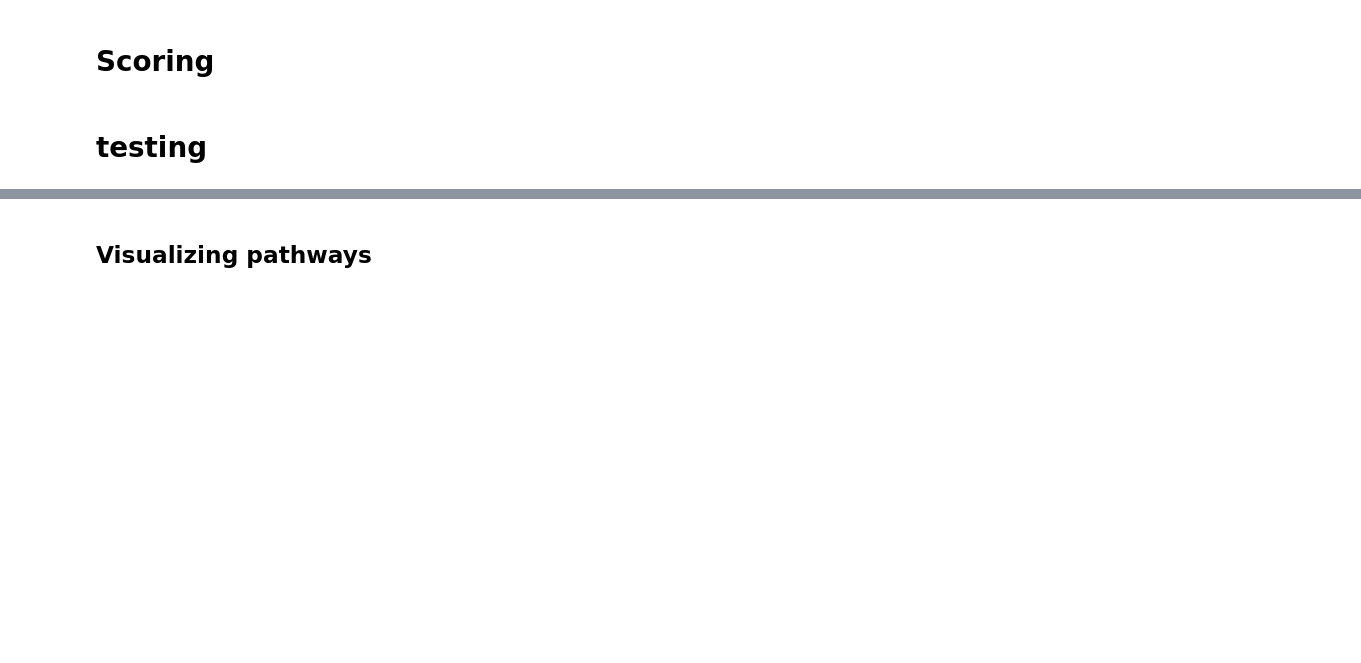
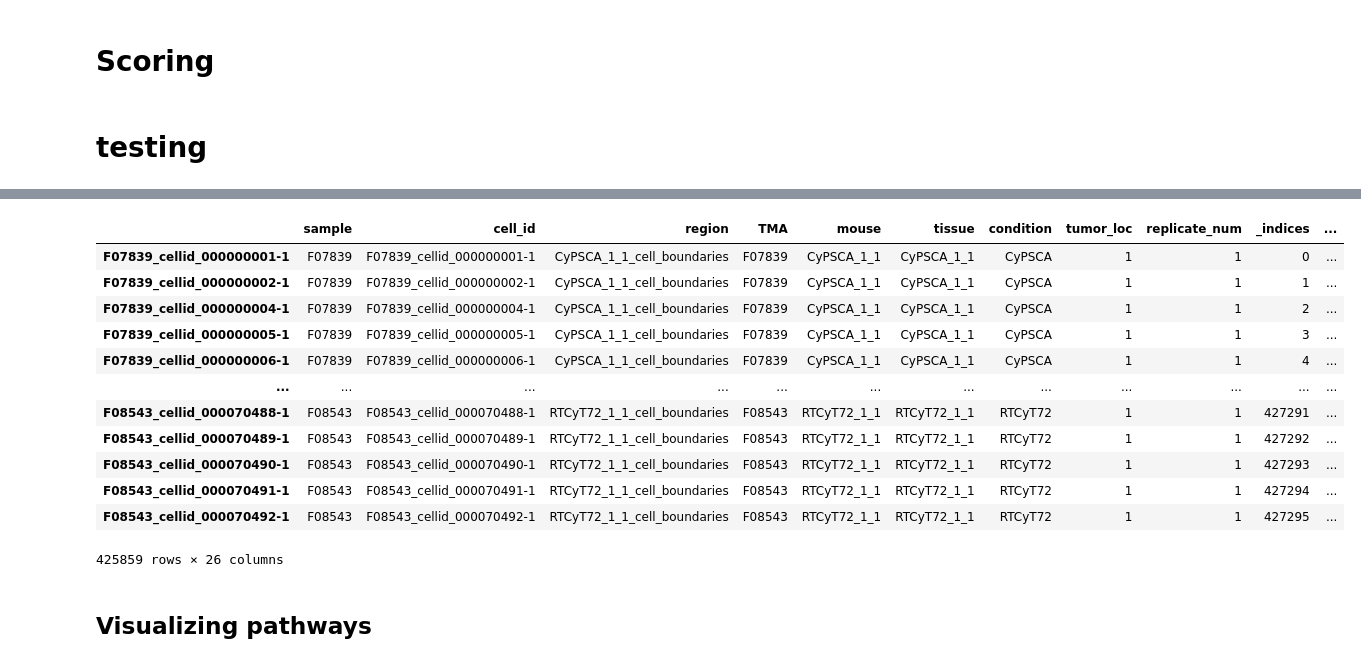
Before and after one commit to Li-Lab-COH/Spatial_CAR_T, a Jupyter notebook: Selection_Analysis/Pathway_Visualization.ipynb, the cells around one changed output, grey strips where cells are left out. Saved outputs shown, nothing was run; the diff lists cells and outputs as text; code cells hidden in the pictures; blank space fills up the shorter version.

```diff
--- a/Selection_Analysis/Pathway_Visualization.ipynb
+++ b/Selection_Analysis/Pathway_Visualization.ipynb
@@ -139,3 +163,19 @@ pathway_scoring(adata, hallmark_file, pathways_of_interest=pathways)
+# %%
+sdata.tables['segmentation_counts'].obs
+# %% [output]
+|  | sample | cell_id | region | TMA | mouse | tissue | condition | tumor_loc | replicate_num | _indices | ... |
+| F07839_cellid_000000001-1 | F07839 | F07839_cellid_000000001-1 | CyPSCA_1_1_cell_boundaries | F07839 | CyPSCA_1_1 | CyPSCA_1_1 | CyPSCA | 1 | 1 | 0 | ... |
+| F07839_cellid_000000002-1 | F07839 | F07839_cellid_000000002-1 | CyPSCA_1_1_cell_boundaries | F07839 | CyPSCA_1_1 | CyPSCA_1_1 | CyPSCA | 1 | 1 | 1 | ... |
+| F07839_cellid_000000004-1 | F07839 | F07839_cellid_000000004-1 | CyPSCA_1_1_cell_boundaries | F07839 | CyPSCA_1_1 | CyPSCA_1_1 | CyPSCA | 1 | 1 | 2 | ... |
+| F07839_cellid_000000005-1 | F07839 | F07839_cellid_000000005-1 | CyPSCA_1_1_cell_boundaries | F07839 | CyPSCA_1_1 | CyPSCA_1_1 | CyPSCA | 1 | 1 | 3 | ... |
+| F07839_cellid_000000006-1 | F07839 | F07839_cellid_000000006-1 | CyPSCA_1_1_cell_boundaries | F07839 | CyPSCA_1_1 | CyPSCA_1_1 | CyPSCA | 1 | 1 | 4 | ... |
+| ... | ... | ... | ... | ... | ... | ... | ... | ... | ... | ... | ... |
+| F08543_cellid_000070488-1 | F08543 | F08543_cellid_000070488-1 | RTCyT72_1_1_cell_boundaries | F08543 | RTCyT72_1_1 | RTCyT72_1_1 | RTCyT72 | 1 | 1 | 427291 | ... |
+| F08543_cellid_000070489-1 | F08543 | F08543_cellid_000070489-1 | RTCyT72_1_1_cell_boundaries | F08543 | RTCyT72_1_1 | RTCyT72_1_1 | RTCyT72 | 1 | 1 | 427292 | ... |
+| F08543_cellid_000070490-1 | F08543 | F08543_cellid_000070490-1 | RTCyT72_1_1_cell_boundaries | F08543 | RTCyT72_1_1 | RTCyT72_1_1 | RTCyT72 | 1 | 1 | 427293 | ... |
+| F08543_cellid_000070491-1 | F08543 | F08543_cellid_000070491-1 | RTCyT72_1_1_cell_boundaries | F08543 | RTCyT72_1_1 | RTCyT72_1_1 | RTCyT72 | 1 | 1 | 427294 | ... |
+| F08543_cellid_000070492-1 | F08543 | F08543_cellid_000070492-1 | RTCyT72_1_1_cell_boundaries | F08543 | RTCyT72_1_1 | RTCyT72_1_1 | RTCyT72 | 1 | 1 | 427295 | ... |
+425859 rows × 26 columns
 # %% [markdown]
 ## Visualizing pathways
 # %%
```
Also changed, not shown: parts of 6 cells of this notebook, 4 other files.
